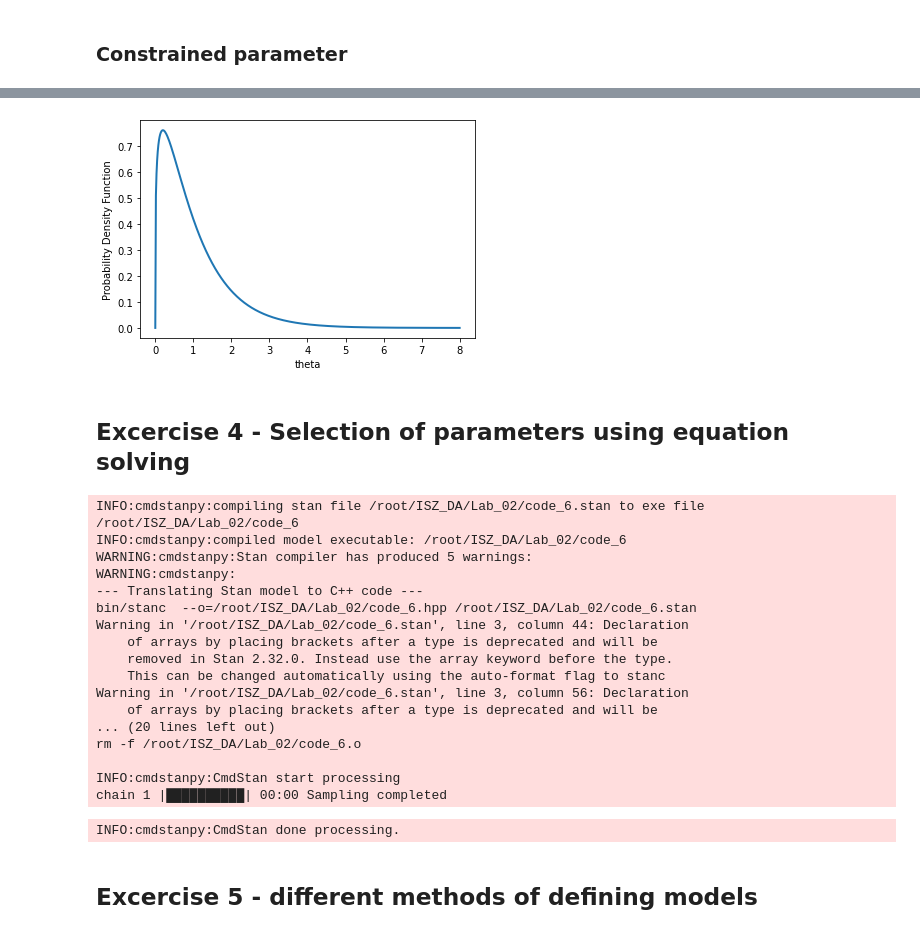
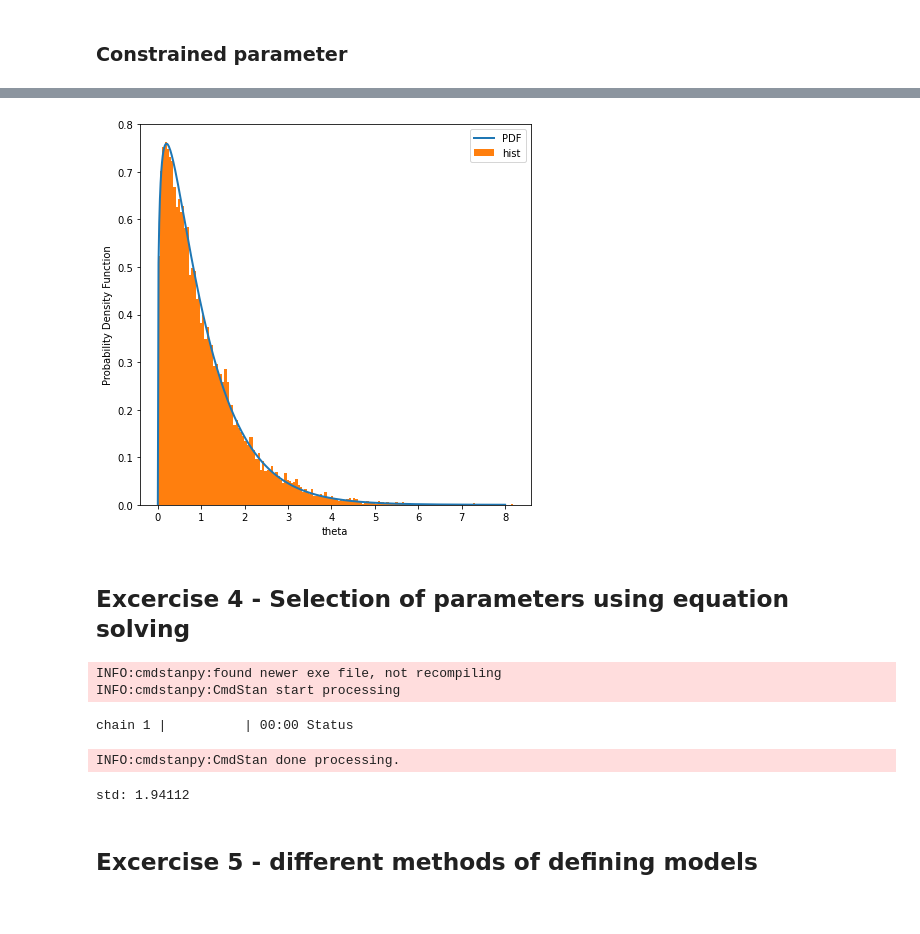
Before and after one commit to DawidBogon/ISZ_DA2023, a Jupyter notebook: Lab_02/lab2.ipynb, the cells around one changed output, grey strips where cells are left out. Cells and saved outputs as stored; diff of their text form; code cells hidden in the pictures.

Commit message:
lab2 done

```diff
--- a/Lab_02/lab2.ipynb
+++ b/Lab_02/lab2.ipynb
@@ -143,48 +142,42 @@ INFO:cmdstanpy:CmdStan done processing.
 # %%
 N=500
 xs = np.linspace(0,8,N)
 pdfs = stats.gamma.pdf(xs, 1.25, scale = 1 / 1.25)
 
-plt.plot(xs, pdfs, linewidth=2)
+df = out_gamma2.draws_pd()
 
-## add histogram of theta samples from the second model with 160 bins
+plt.figure(figsize=(7, 7))
+plt.plot(xs, pdfs, linewidth=2, label="PDF")
+
+plt.hist(df["theta"], bins=160, density=True, label="hist")
+plt.legend()
 
 plt.gca().set_xlabel("theta")
 plt.gca().set_ylabel("Probability Density Function")
 plt.show()
 # %% [output]
-[figure, old version]
+[figure, new version]
 # %% [markdown]
 ## Excercise 4 -  Selection of parameters using equation solving
 # %%
 model_tune = CmdStanModel(stan_file='code_6.stan')
 
-F = 5# number of letters in the first name
-L = 5# number of letters in the last name
-y0 = 0.4# initial guess for the equation solving
+
+y0 = 1# initial guess for the equation solving
 
 data={'y_guess':[y0],
         'theta':[(F+L)/2]}
 tunes = model_tune.sample(data=data, fixed_param=True, iter_sampling=1, iter_warmup=0, chains = 1)
+
+# Using code_6 find the standard deviation of half_normal distribution, such that with 99% probability samples from it will be less than (F+L)/2
+sigma = tunes.draws_pd().iloc[0, 2]
+print(f"std: {sigma}")
 # %% [output]
-INFO:cmdstanpy:compiling stan file /root/ISZ_DA/Lab_02/code_6.stan to exe file /root/ISZ_DA/Lab_02/code_6
-INFO:cmdstanpy:compiled model executable: /root/ISZ_DA/Lab_02/code_6
-WARNING:cmdstanpy:Stan compiler has produced 5 warnings:
-WARNING:cmdstanpy:
---- Translating Stan model to C++ code ---
-bin/stanc  --o=/root/ISZ_DA/Lab_02/code_6.hpp /root/ISZ_DA/Lab_02/code_6.stan
-Warning in '/root/ISZ_DA/Lab_02/code_6.stan', line 3, column 44: Declaration
-    of arrays by placing brackets after a type is deprecated and will be
-    removed in Stan 2.32.0. Instead use the array keyword before the type.
-    This can be changed automatically using the auto-format flag to stanc
-Warning in '/root/ISZ_DA/Lab_02/code_6.stan', line 3, column 56: Declaration
-    of arrays by placing brackets after a type is deprecated and will be
-... (20 lines left out)
-rm -f /root/ISZ_DA/Lab_02/code_6.o
-
+INFO:cmdstanpy:found newer exe file, not recompiling
 INFO:cmdstanpy:CmdStan start processing
-chain 1 |██████████| 00:00 Sampling completed
-INFO:cmdstanpy:CmdStan done processing.
+chain 1 |          | 00:00 Status
+INFO:cmdstanpy:CmdStan done processing.
+std: 1.94112
 # %% [markdown]
 ## Excercise 5 - different methods of defining models
 # %%
```
Also changed, not shown: parts of 11 cells of this notebook.
